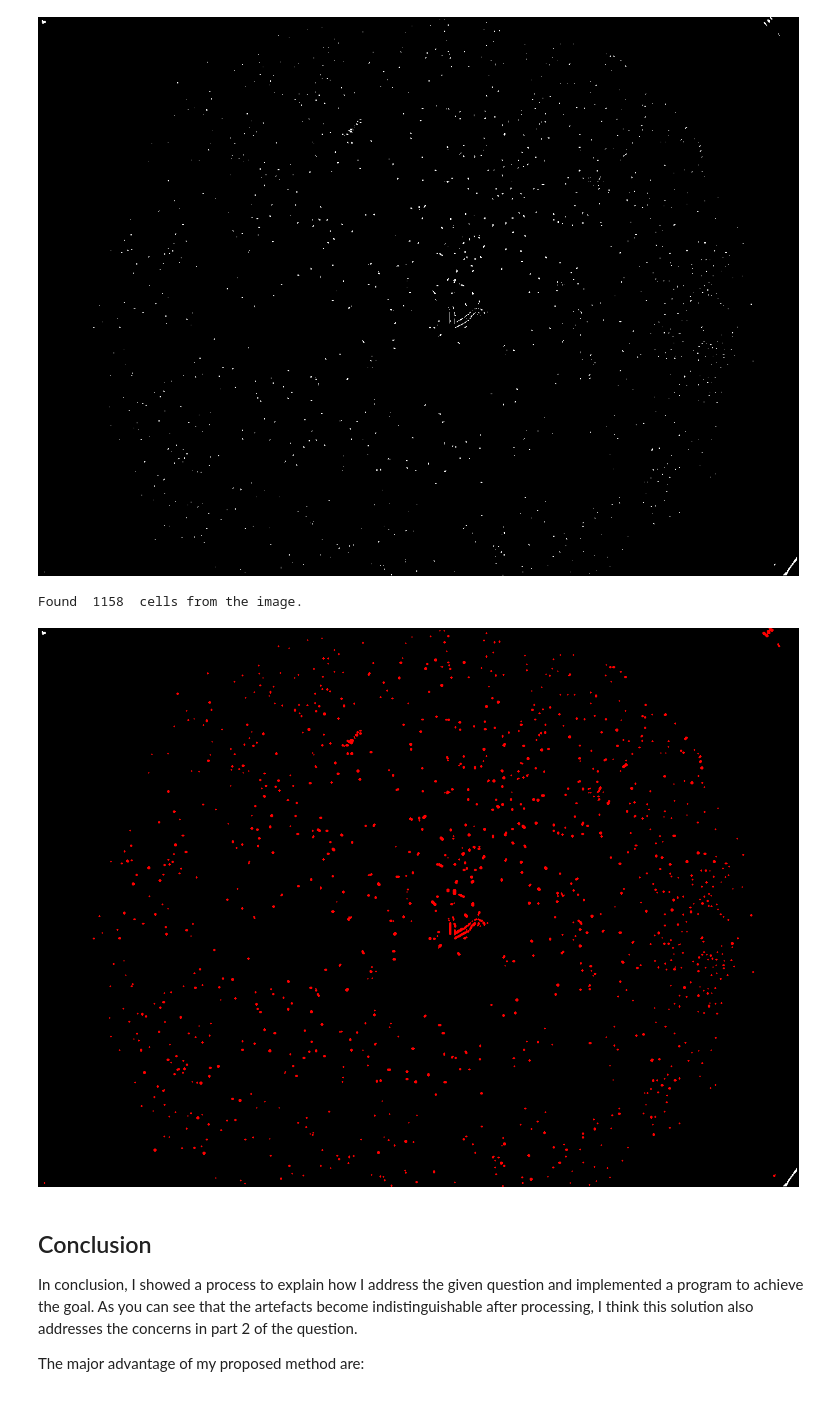
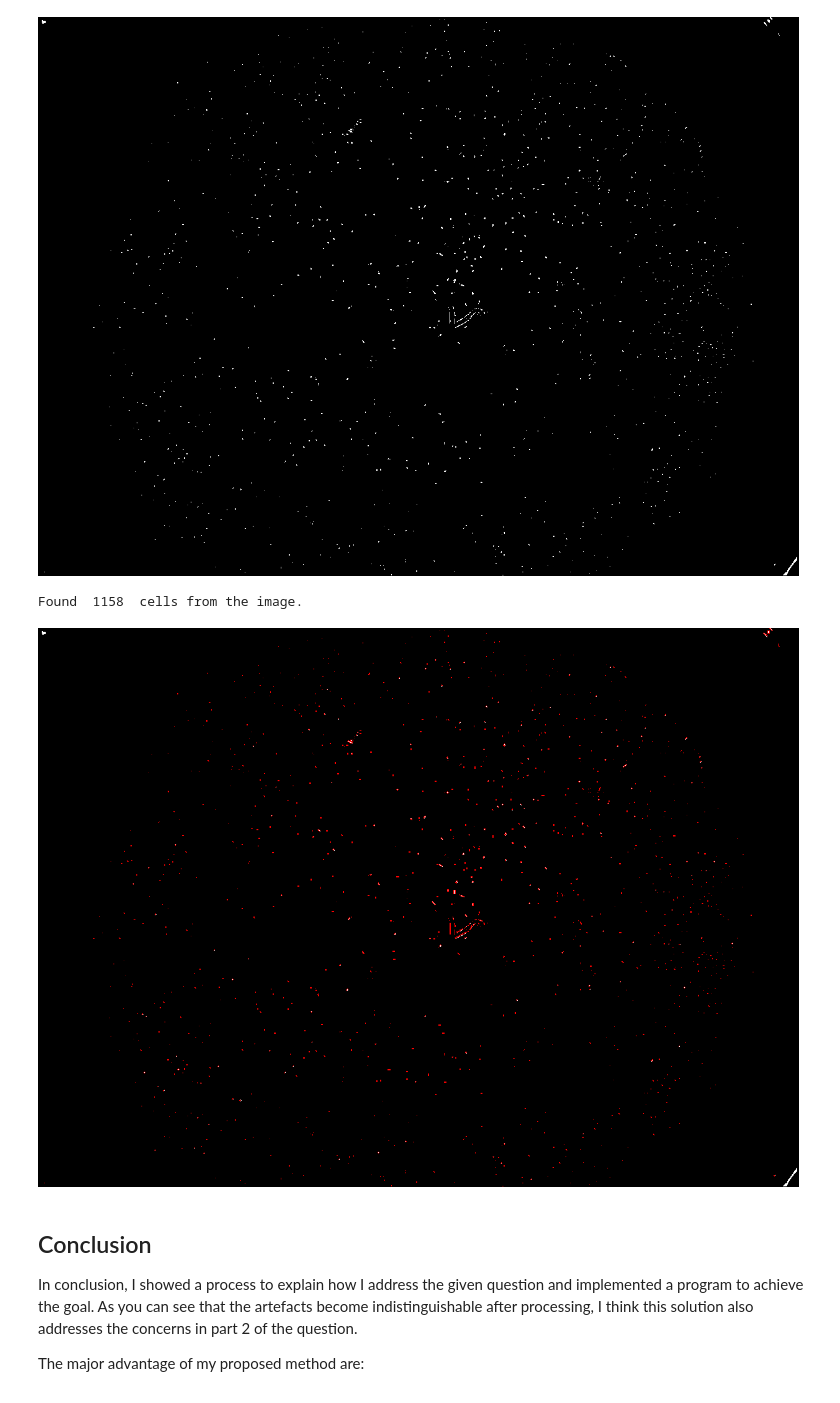
Before and after one commit to wzh1998/Random-Thoughts, a Jupyter notebook: Multus_Microscope_Image_Processing.ipynb, the cells around one changed output. Saved outputs shown, nothing was run; the diff lists cells and outputs as text; code cells hidden in the pictures.

```diff
--- a/Multus_Microscope_Image_Processing.ipynb
+++ b/Multus_Microscope_Image_Processing.ipynb
@@ -94,30 +94,30 @@ cv2_imshow(thresh)
 # %%
 result = thresh.copy()
 result = cv2.cvtColor(result,cv2.COLOR_GRAY2RGB)
 
 # find contours with the border following algorithm to count the number of cells
 contours = cv2.findContours(thresh, cv2.RETR_EXTERNAL, cv2.CHAIN_APPROX_SIMPLE)
 contours = contours[0] if len(contours) == 2 else contours[1]
 num_crops = 0
 
 # iterate through labelled boxes
 for cntr in contours:
   rect = cv2.minAreaRect(cntr)
   box = cv2.boxPoints(rect)
   box = np.int0(box)
   area = cv2.contourArea(cntr)
   # exclude areas that are too large to be a cell
   if(area < 10):
     # mark the cells that have been founded
-    result = cv2.drawContours(result,[box],0,(0,0,255),2)
+    result = cv2.drawContours(result,[box],0,(0,0,255),1)
     num_crops += 1
 
 # check the final result
 print("Found ", num_crops, " cells from the image.")
 cv2_imshow(result)
 # %% [output]
 Found  1158  cells from the image.
-[figure, old version]
+[figure, new version]
 # %% [markdown]
 ## Conclusion
 In conclusion, I showed a process to explain how I address the given question and implemented a program to achieve the goal. As you can see that the artefacts become indistinguishable after processing, I think this solution also addresses the concerns in part 2 of the question.
```
Also changed, not shown: parts of 1 cell of this notebook.
